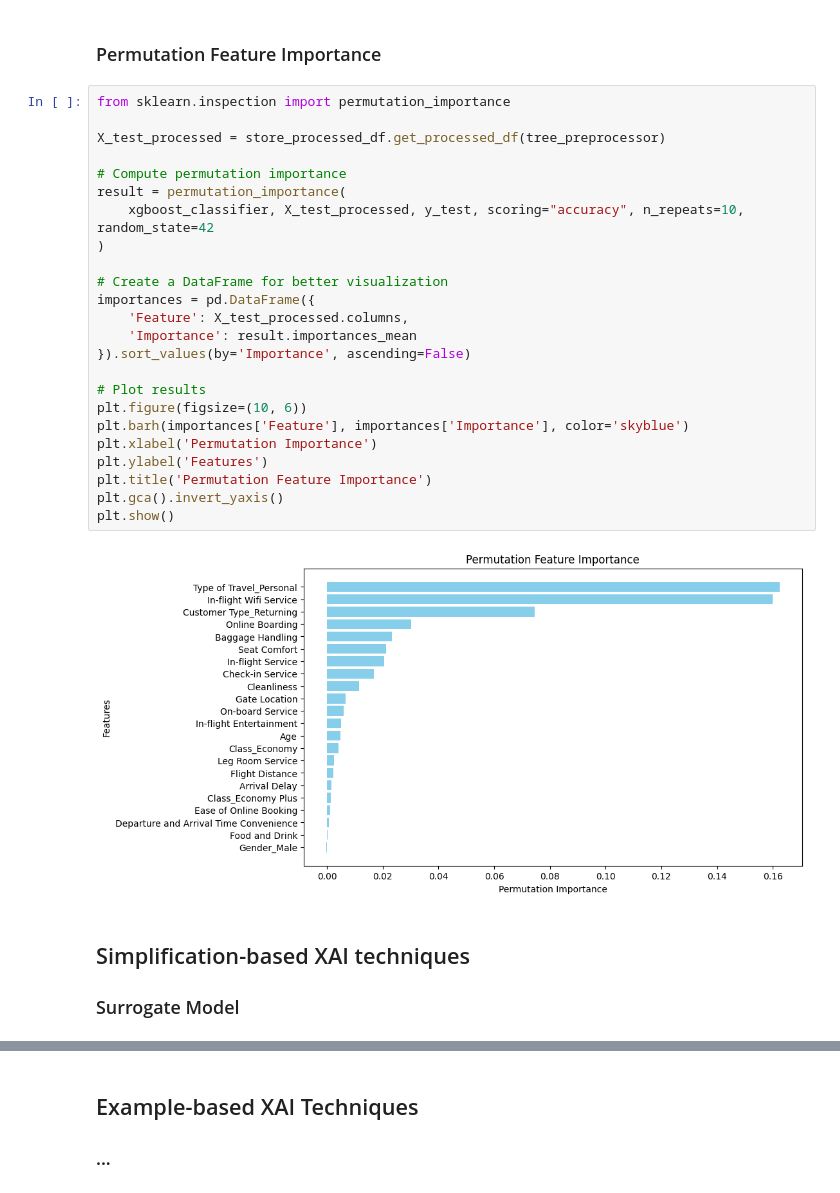
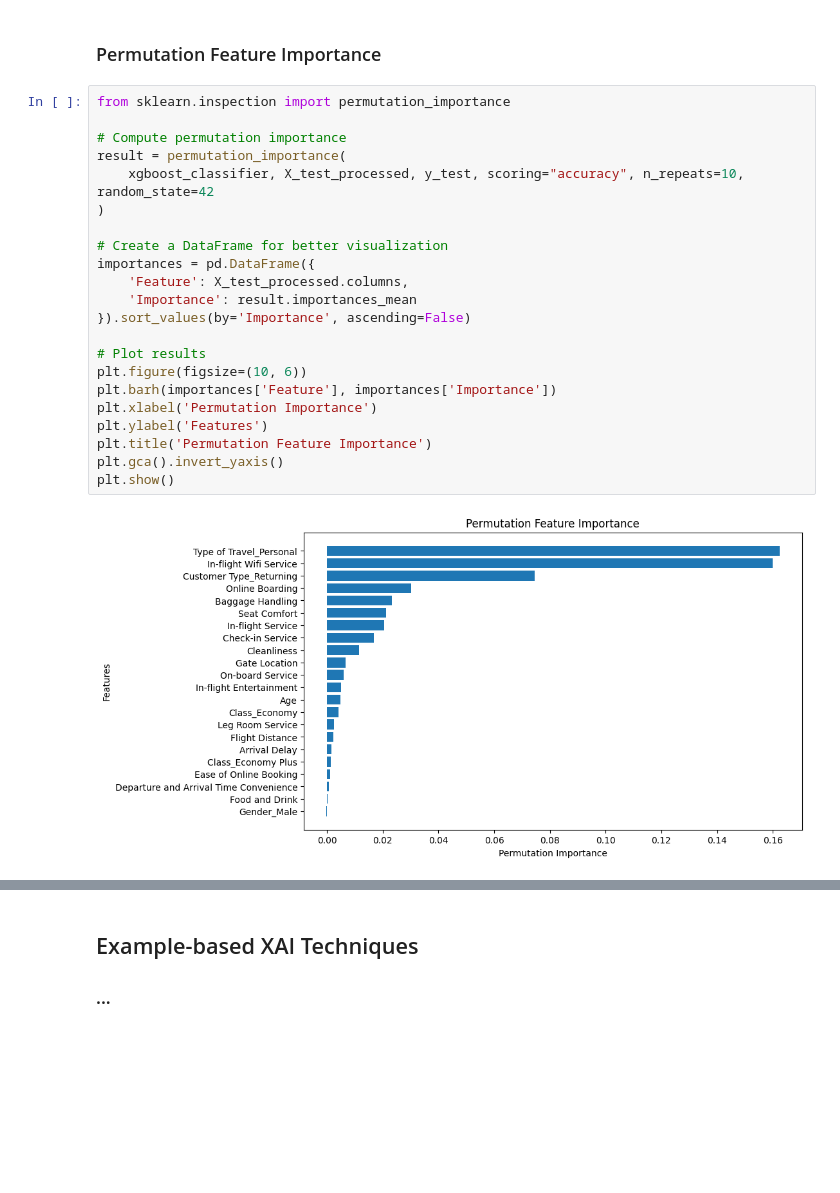
Before and after one commit to athoscf/XAI-techniques, a Jupyter notebook: Project.ipynb, the cells around one changed output, grey strips where cells are left out. Saved outputs shown, nothing was run; the diff lists cells and outputs as text; blank space fills up the shorter version.

```diff
--- a/Project.ipynb
+++ b/Project.ipynb
@@ -534,30 +551,25 @@ shap.waterfall_plot(
 ### Permutation Feature Importance
 # %%
 from sklearn.inspection import permutation_importance
-
-X_test_processed = store_processed_df.get_processed_df(tree_preprocessor)
 
 # Compute permutation importance
 result = permutation_importance(
     xgboost_classifier, X_test_processed, y_test, scoring="accuracy", n_repeats=10, random_state=42
 )
 
 # Create a DataFrame for better visualization
 importances = pd.DataFrame({
     'Feature': X_test_processed.columns,
     'Importance': result.importances_mean
 }).sort_values(by='Importance', ascending=False)
 
 # Plot results
 plt.figure(figsize=(10, 6))
-plt.barh(importances['Feature'], importances['Importance'], color='skyblue')
+plt.barh(importances['Feature'], importances['Importance'])
 plt.xlabel('Permutation Importance')
 plt.ylabel('Features')
 plt.title('Permutation Feature Importance')
 plt.gca().invert_yaxis()
 plt.show()
 # %% [output]
-[figure, old version]
+[figure, new version]
-# %% [markdown]
-## Simplification-based XAI techniques
-### Surrogate Model
```
Also changed, not shown: parts of 19 cells of this notebook, 1 other file.
